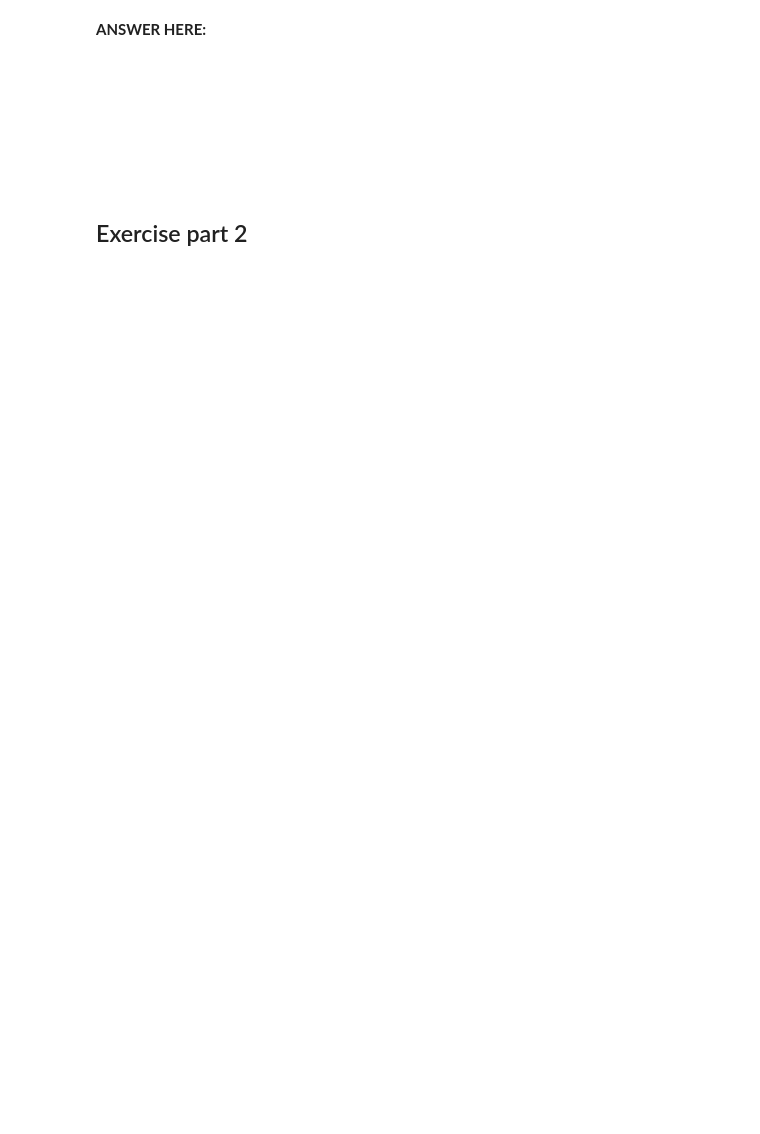
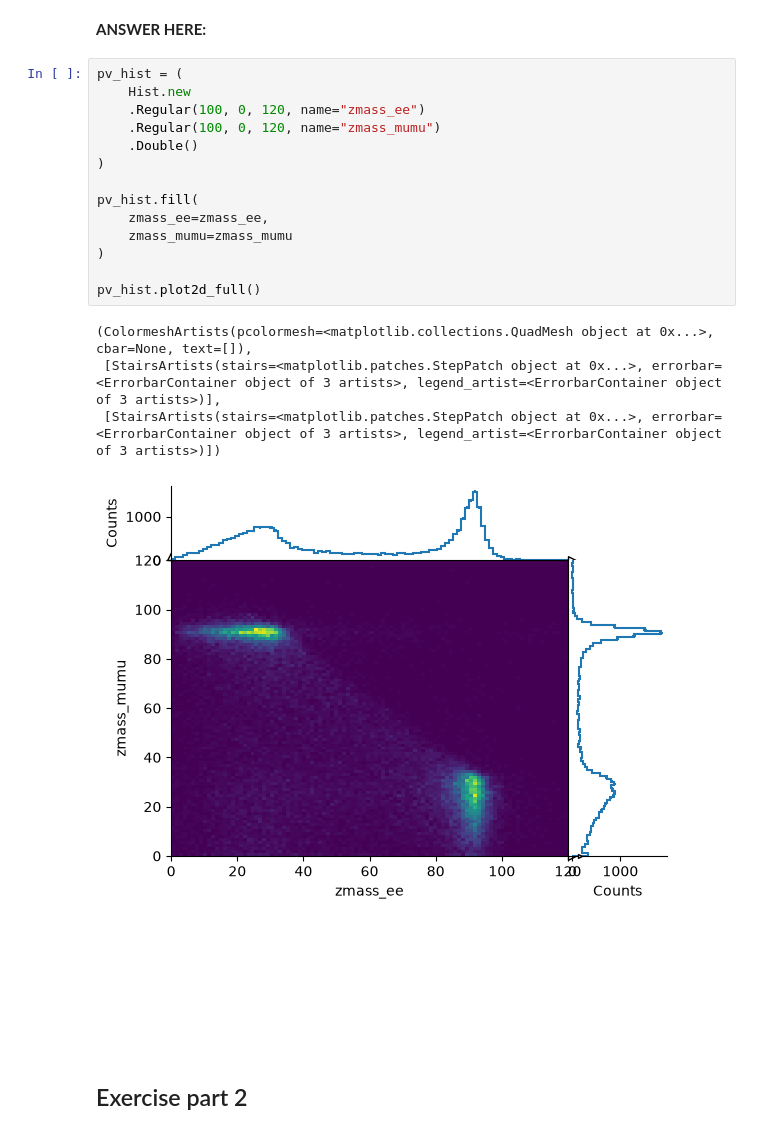
Before and after one commit to Fgfox9/emlyn-stfc-work-exp-2026, a Jupyter notebook: notebooks/lesson-2-project.ipynb, the cells around one changed output. Drawn from its saved outputs; the diff is of its cells as text; blank space fills up the shorter version.

```diff
--- a/notebooks/lesson-2-project.ipynb
+++ b/notebooks/lesson-2-project.ipynb
@@ -289,6 +424,25 @@ Plot `zmass_mumu` versus `zmass_ee`. It should look like this (60 bins×60 bins)
 ![image.png](attachment:63d49174-4665-4875-95b5-9783880597f9.png)
 # %% [markdown]
 **ANSWER HERE:**
+# %%
+pv_hist = (
+    Hist.new
+    .Regular(100, 0, 120, name="zmass_ee")
+    .Regular(100, 0, 120, name="zmass_mumu")
+    .Double()
+)
+
+pv_hist.fill(
+    zmass_ee=zmass_ee,
+    zmass_mumu=zmass_mumu
+)
+
+pv_hist.plot2d_full()
+# %% [output]
+(ColormeshArtists(pcolormesh=<matplotlib.collections.QuadMesh object at 0x...>, cbar=None, text=[]),
+ [StairsArtists(stairs=<matplotlib.patches.StepPatch object at 0x...>, errorbar=<ErrorbarContainer object of 3 artists>, legend_artist=<ErrorbarContainer object of 3 artists>)],
+ [StairsArtists(stairs=<matplotlib.patches.StepPatch object at 0x...>, errorbar=<ErrorbarContainer object of 3 artists>, legend_artist=<ErrorbarContainer object of 3 artists>)])
+[figure, added]
 # %% [markdown]
 <br><br><br><br><br>
 # %% [markdown]
```
Also changed, not shown: parts of 49 cells of this notebook.
